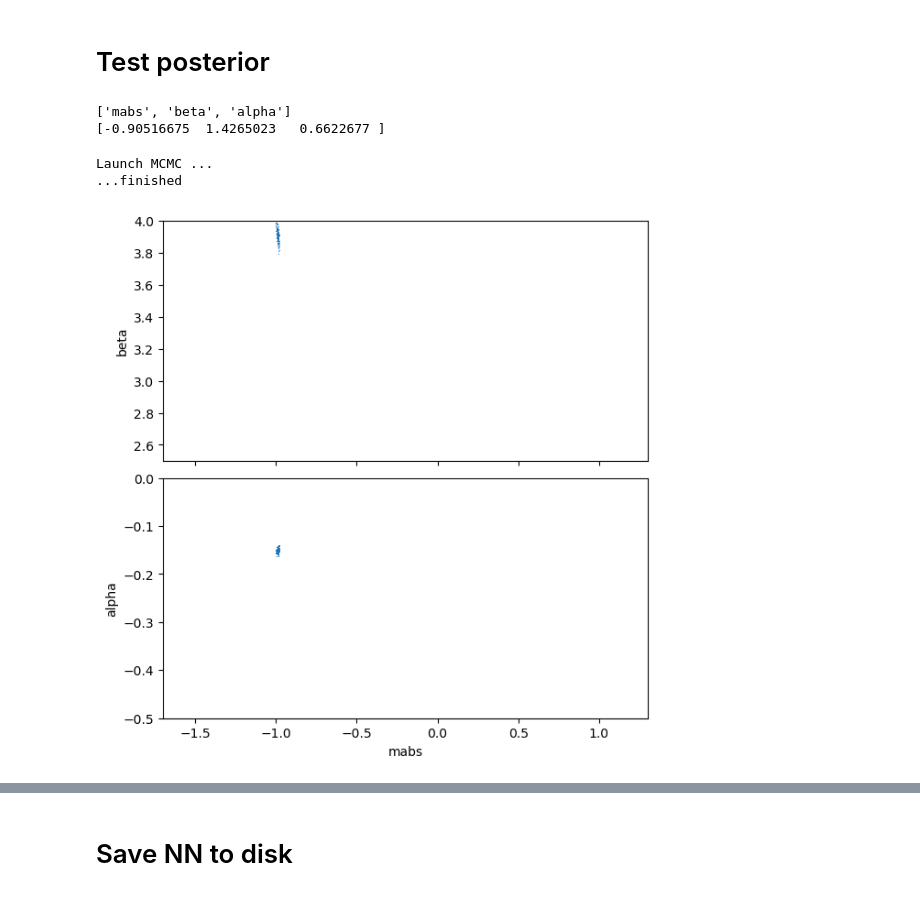
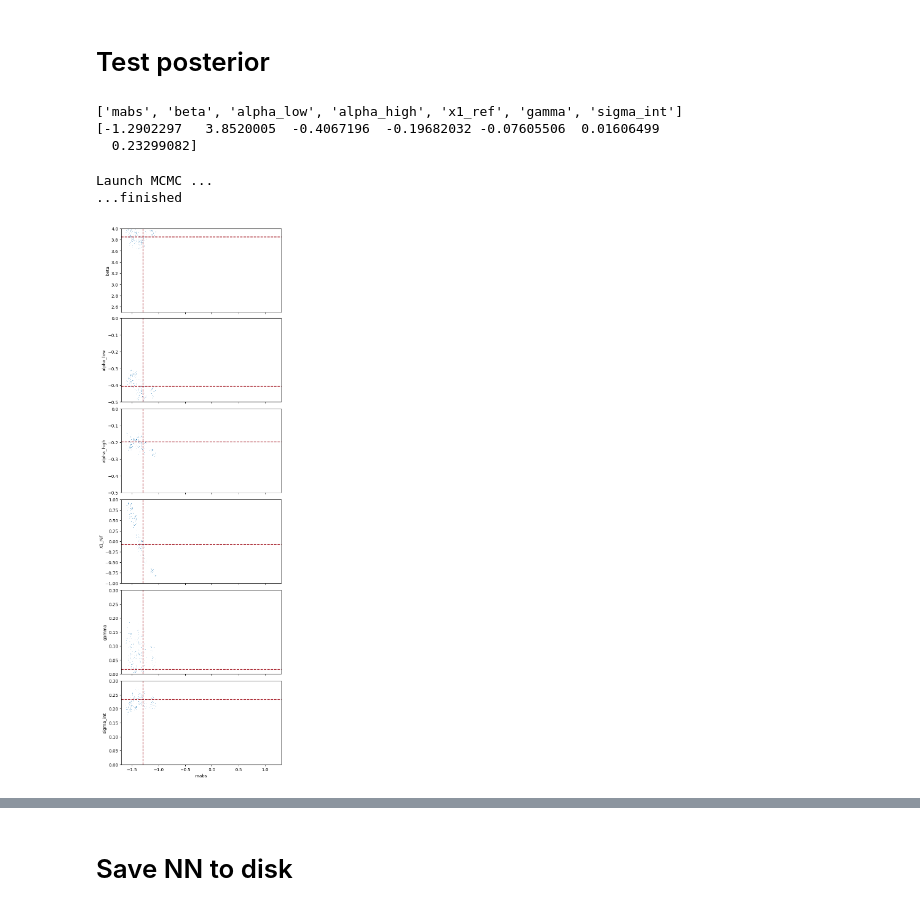
Before and after one commit to a-trigui/ximinf, a Jupyter notebook: notebooks/2_train_nn.ipynb, the cells around one changed output, grey strips where cells are left out. Cells and saved outputs as stored; diff of their text form; code cells hidden in the pictures.

```diff
--- a/notebooks/2_train_nn.ipynb
+++ b/notebooks/2_train_nn.ipynb
@@ -532,7 +605,7 @@ Group 2: visible parameters = ['mabs', 'beta', 'alpha'], total = 3
 # %%
 # Define the learning rate schedule
 learning_rate_schedule = optax.exponential_decay(
-    init_value=5e-4,
+    init_value=5e-3,
     transition_steps=1000,  # Decay every 1000 forward passes
     decay_rate=0.9,
 )
@@ -683,14 +752,17 @@ param_names = list(bounds.keys())
 N_SIM_PARAMS = len(param_names)
 
 # ----------------------------
-# Select "true" parameter samples from thes first group
+# Select "true" parameter samples from the LAST group (TEST SET ONLY)
 # ----------------------------
-inputs_last_group, outputs_last_group = all_group_datasets[-1]
-mask_true = outputs_last_group[:, 0] == 1  # only samples where label == 1
+_, _, inputs_test_last, outputs_test_last = all_group_datasets[-1]
+
+mask_true = outputs_test_last[:, 0] == 1  # label == 1
 N_sims = int(jnp.minimum(100, jnp.sum(mask_true)))
 true_idx = jnp.nonzero(mask_true, size=N_sims, fill_value=0)[0]
 
+# ----------------------------
 # Flatten param_groups into a unique ordered list
+# ----------------------------
 global_param_names = []
 for group in param_groups:
     group_list = [group] if isinstance(group, str) else group
@@ -700,14 +772,19 @@ for group in param_groups:
 
 NDIM = len(global_param_names)
 
+# ----------------------------
+# Parameter bounds (global ordering)
+# ----------------------------
 BOUNDS = jnp.array([
     [bounds[p]['min'], bounds[p]['max']]
     for p in global_param_names
 ])
 
-# Extract test inputs and full theta for MCMC/TARP
-xy_test = inputs_last_group[true_idx, :-NDIM][:N_sims, :]
-theta_star = inputs_last_group[true_idx, -NDIM:][:N_sims, :]
+# ----------------------------
+# Extract test inputs and full theta for MCMC / TARP
+# ----------------------------
+xy_test = inputs_test_last[true_idx, :-NDIM][:N_sims, :]
+theta_star = inputs_test_last[true_idx, -NDIM:][:N_sims, :]
 # %%
 alpha_grid = jnp.linspace(0, 1, 50)
 
@@ -769,12 +846,23 @@ plt.show()
 # %% [markdown]
 # Test posterior
-# %%
-index = 11
-print(param_groups)
-print(theta_star[index,:])
-# %% [output]
-['mabs', 'beta', 'alpha']
-[-0.90516675  1.4265023   0.6622677 ]
+# %%
+index = 10
+
+# Convert theta_star to dict for unnormalisation
+theta_star_dict = {name: theta_star[index, i] for i, name in enumerate(global_param_names)}
+
+# Unnormalize
+theta_star_unnormed_dict = unnormalize(theta_star_dict, param_stats)
+
+# Convert back to array in the same order as global_param_names
+theta_star_unnormed = jnp.array([theta_star_unnormed_dict[name] for name in global_param_names])
+
+print(param_groups)
+print(theta_star_unnormed)
+# %% [output]
+['mabs', 'beta', 'alpha_low', 'alpha_high', 'x1_ref', 'gamma', 'sigma_int']
+[-1.2902297   3.8520005  -0.4067196  -0.19682032 -0.07605506  0.01606499
+  0.23299082]
 # %%
 # Select a single test sample (or batch) as input
 test_data = xy_test[index, :]  # single sample, shape (n_features,)
@@ -829,41 +917,48 @@ post_unnormed = jnp.stack([post_unnormed_dict[name] for name in global_param_nam
 # Now post_unnormed[:, i] contains the real-scale parameters
 x = post_unnormed[:, 0]
 
+
 # Create one subplot per remaining parameter
 fig, axes = plt.subplots(
     n_params - 1,
     1,
     figsize=(6, 3 * (n_params - 1)),
     sharex=True,
     constrained_layout=True
 )
 
 # Ensure axes is iterable even if n_params == 2
 if n_params == 2:
     axes = [axes]
 
 for i, ax in enumerate(axes, start=1):
     y = post_unnormed[:, i]
 
     ax.plot(
         x,
         y,
-        ',',
+        'o',
         markersize=4
     )
 
     # Axis limits from priors
     ax.set_xlim(BOUNDS_phys[0, 0], BOUNDS_phys[0, 1])
     ax.set_ylim(BOUNDS_phys[i, 0], BOUNDS_phys[i, 1])
 
     # Labels
     ax.set_ylabel(global_param_names[i])
 
+    # --- Add cross for the true value ---
+    true_x = theta_star_unnormed[0]   # true value of x
+    true_y = theta_star_unnormed[i]   # true value of y
+    ax.axvline(true_x, color="#A31621", linestyle='--', lw=1.5)   # vertical line
+    ax.axhline(true_y, color="#A31621", linestyle='--', lw=1.5)   # horizontal line
+
 axes[-1].set_xlabel(global_param_names[0])
 
 plt.show()
 # %% [output]
-[figure, old version]
+[figure, new version]
 # %%
 import corner
 import numpy as np
```
Also changed, not shown: parts of 16 cells of this notebook, 5 other files.
